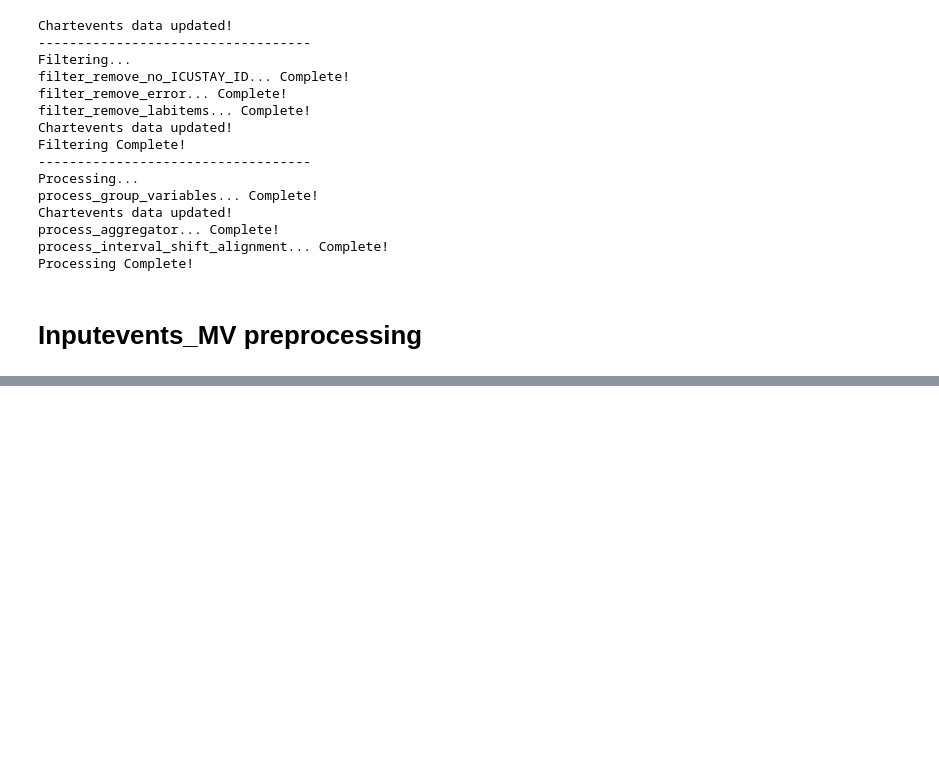
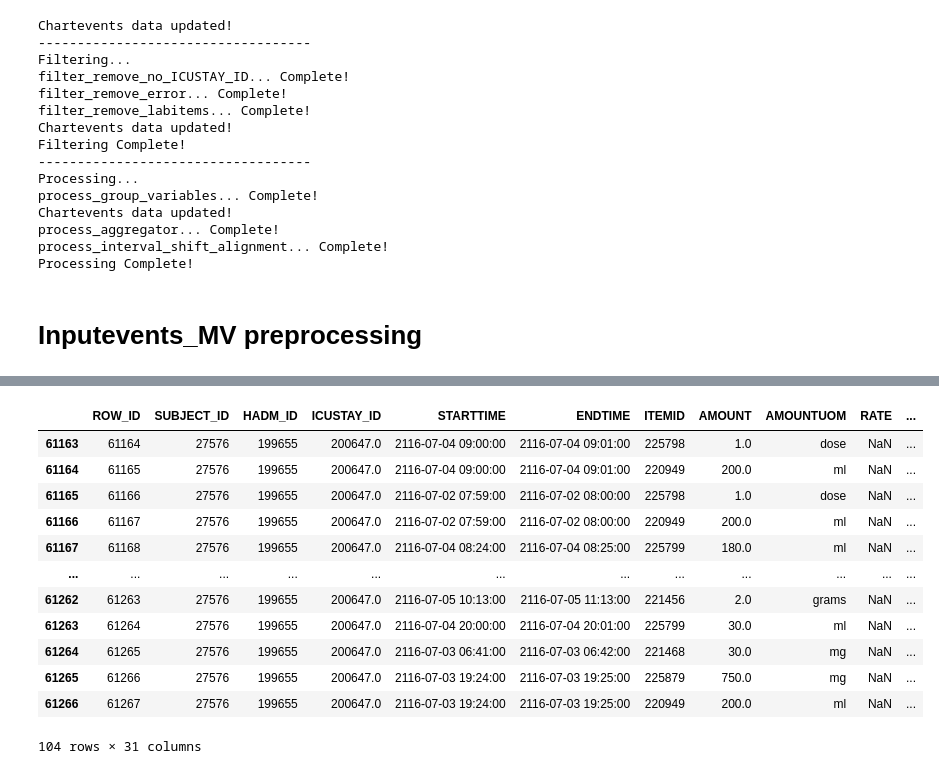
Before and after one commit to Harry-PARK/MIMIC_preprocessing, a Jupyter notebook: test.ipynb, the cells around one changed output, grey strips where cells are left out. Cells and saved outputs as stored; diff of their text form; code cells hidden in the pictures; blank space fills up the shorter version.

```diff
--- a/test.ipynb
+++ b/test.ipynb
@@ -169,0 +340,16 @@ inputevents_mv.load(inputevents_mv_all)
+# %%
+tt[tt["ICUSTAY_ID"] == 200647]
+# %% [output]
+|  | ROW_ID | SUBJECT_ID | HADM_ID | ICUSTAY_ID | STARTTIME | ENDTIME | ITEMID | AMOUNT | AMOUNTUOM | RATE | ... |
+| 61163 | 61164 | 27576 | 199655 | 200647.0 | 2116-07-04 09:00:00 | 2116-07-04 09:01:00 | 225798 | 1.0 | dose | NaN | ... |
+| 61164 | 61165 | 27576 | 199655 | 200647.0 | 2116-07-04 09:00:00 | 2116-07-04 09:01:00 | 220949 | 200.0 | ml | NaN | ... |
+| 61165 | 61166 | 27576 | 199655 | 200647.0 | 2116-07-02 07:59:00 | 2116-07-02 08:00:00 | 225798 | 1.0 | dose | NaN | ... |
+| 61166 | 61167 | 27576 | 199655 | 200647.0 | 2116-07-02 07:59:00 | 2116-07-02 08:00:00 | 220949 | 200.0 | ml | NaN | ... |
+| 61167 | 61168 | 27576 | 199655 | 200647.0 | 2116-07-04 08:24:00 | 2116-07-04 08:25:00 | 225799 | 180.0 | ml | NaN | ... |
+| ... | ... | ... | ... | ... | ... | ... | ... | ... | ... | ... | ... |
+| 61262 | 61263 | 27576 | 199655 | 200647.0 | 2116-07-05 10:13:00 | 2116-07-05 11:13:00 | 221456 | 2.0 | grams | NaN | ... |
+| 61263 | 61264 | 27576 | 199655 | 200647.0 | 2116-07-04 20:00:00 | 2116-07-04 20:01:00 | 225799 | 30.0 | ml | NaN | ... |
+| 61264 | 61265 | 27576 | 199655 | 200647.0 | 2116-07-03 06:41:00 | 2116-07-03 06:42:00 | 221468 | 30.0 | mg | NaN | ... |
+| 61265 | 61266 | 27576 | 199655 | 200647.0 | 2116-07-03 19:24:00 | 2116-07-03 19:25:00 | 225879 | 750.0 | mg | NaN | ... |
+| 61266 | 61267 | 27576 | 199655 | 200647.0 | 2116-07-03 19:24:00 | 2116-07-03 19:25:00 | 220949 | 200.0 | ml | NaN | ... |
+104 rows × 31 columns
```
Also changed, not shown: parts of 9 cells of this notebook, 9 other files.
